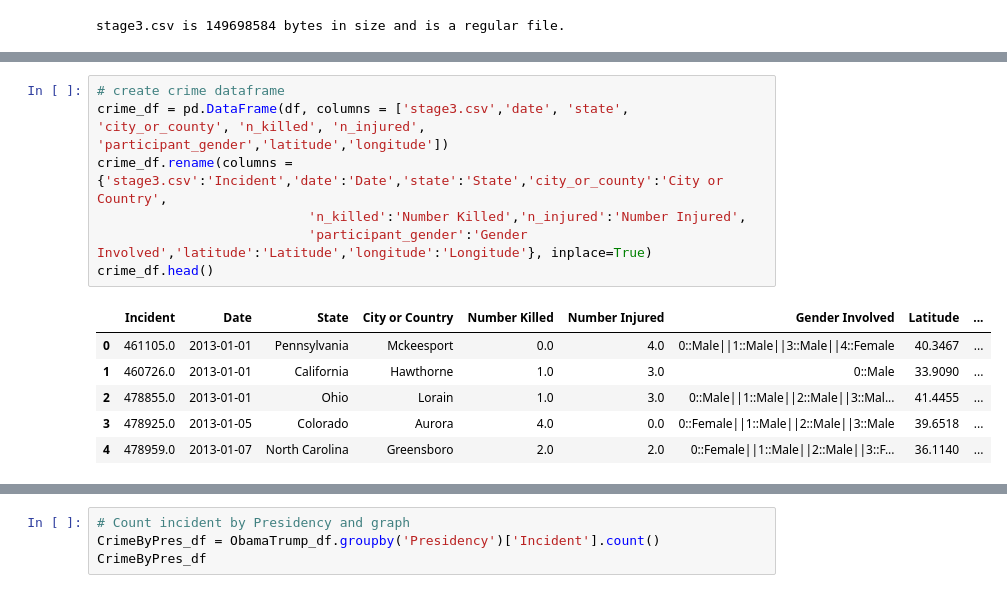
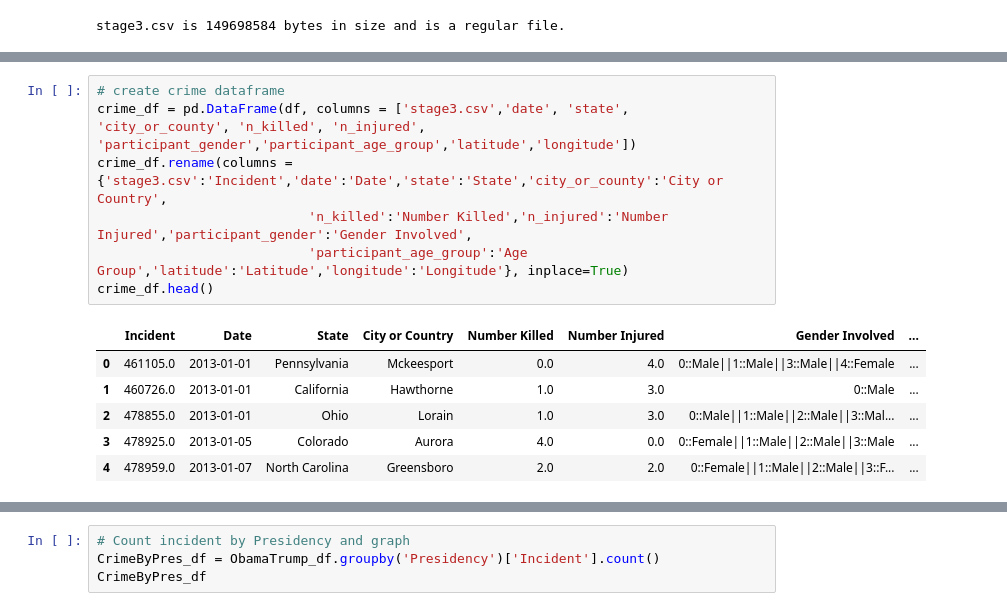
Before and after one commit to KimchiKoala/UCI-Project-1_Group8, a Jupyter notebook: Crime_Data.ipynb, the cells around one changed output, grey strips where cells are left out. Cells and saved outputs as stored; diff of their text form.

```diff
--- a/Crime_Data.ipynb
+++ b/Crime_Data.ipynb
@@ -59,17 +80,17 @@ print(crime_df.columns.values)
 # %%
 # create crime dataframe
-crime_df = pd.DataFrame(df, columns = ['stage3.csv','date', 'state', 'city_or_county', 'n_killed', 'n_injured', 'participant_gender','latitude','longitude'])
+crime_df = pd.DataFrame(df, columns = ['stage3.csv','date', 'state', 'city_or_county', 'n_killed', 'n_injured', 'participant_gender','participant_age_group','latitude','longitude'])
 crime_df.rename(columns ={'stage3.csv':'Incident','date':'Date','state':'State','city_or_county':'City or Country',
-                           'n_killed':'Number Killed','n_injured':'Number Injured',
-                           'participant_gender':'Gender Involved','latitude':'Latitude','longitude':'Longitude'}, inplace=True)
+                           'n_killed':'Number Killed','n_injured':'Number Injured','participant_gender':'Gender Involved',
+                           'participant_age_group':'Age Group','latitude':'Latitude','longitude':'Longitude'}, inplace=True)
 crime_df.head()
 # %% [output]
-|  | Incident | Date | State | City or Country | Number Killed | Number Injured | Gender Involved | Latitude | ... |
-| 0 | 461105.0 | 2013-01-01 | Pennsylvania | Mckeesport | 0.0 | 4.0 | 0::Male||1::Male||3::Male||4::Female | 40.3467 | ... |
-| 1 | 460726.0 | 2013-01-01 | California | Hawthorne | 1.0 | 3.0 | 0::Male | 33.9090 | ... |
-| 2 | 478855.0 | 2013-01-01 | Ohio | Lorain | 1.0 | 3.0 | 0::Male||1::Male||2::Male||3::Mal... | 41.4455 | ... |
-| 3 | 478925.0 | 2013-01-05 | Colorado | Aurora | 4.0 | 0.0 | 0::Female||1::Male||2::Male||3::Male | 39.6518 | ... |
-| 4 | 478959.0 | 2013-01-07 | North Carolina | Greensboro | 2.0 | 2.0 | 0::Female||1::Male||2::Male||3::F... | 36.1140 | ... |
+|  | Incident | Date | State | City or Country | Number Killed | Number Injured | Gender Involved | ... |
+| 0 | 461105.0 | 2013-01-01 | Pennsylvania | Mckeesport | 0.0 | 4.0 | 0::Male||1::Male||3::Male||4::Female | ... |
+| 1 | 460726.0 | 2013-01-01 | California | Hawthorne | 1.0 | 3.0 | 0::Male | ... |
+| 2 | 478855.0 | 2013-01-01 | Ohio | Lorain | 1.0 | 3.0 | 0::Male||1::Male||2::Male||3::Mal... | ... |
+| 3 | 478925.0 | 2013-01-05 | Colorado | Aurora | 4.0 | 0.0 | 0::Female||1::Male||2::Male||3::Male | ... |
+| 4 | 478959.0 | 2013-01-07 | North Carolina | Greensboro | 2.0 | 2.0 | 0::Female||1::Male||2::Male||3::F... | ... |
 # %%
 # Get only the 1.1 year of data for Obama and Trump Presidency
 ObamaTrump_df = crime_df.loc[(crime_df['Date']>='2015-01-01') & (crime_df['Date']<'20190101')]
```
Also changed, not shown: parts of 9 cells of this notebook, 2 other files.
